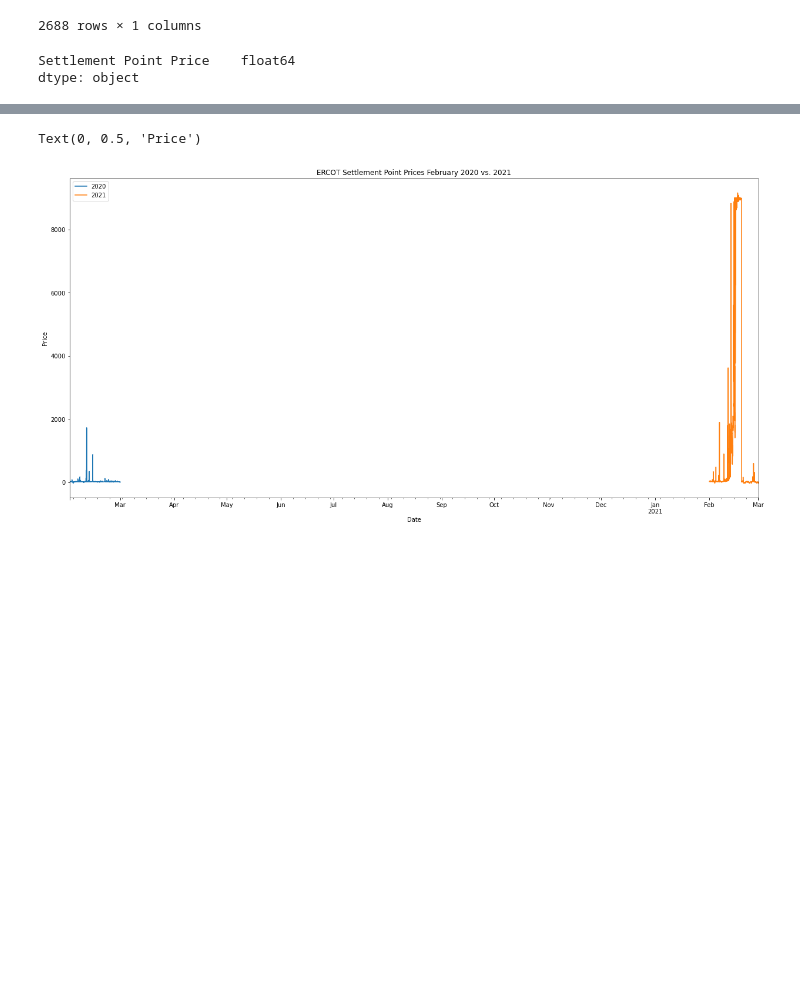
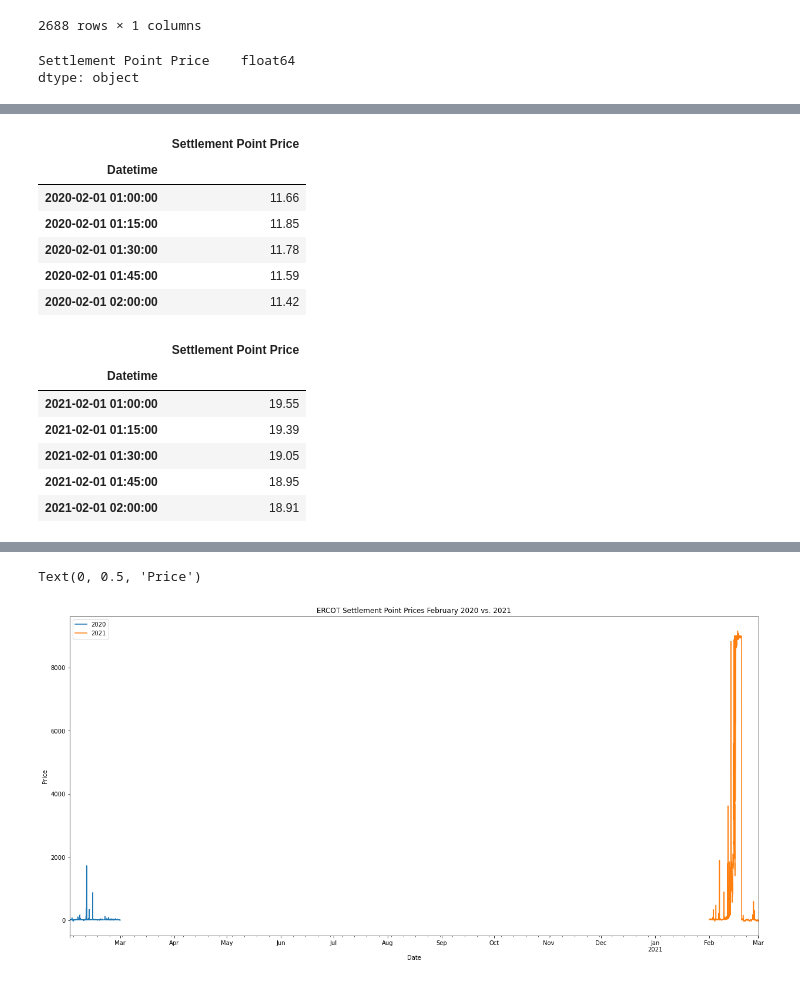
Before and after one commit to ccharafeddine/Degree_Day_Analysis, a Jupyter notebook: gwd-degree_day_analysis.ipynb, the cells around one changed output, grey strips where cells are left out. Saved outputs shown, nothing was run; the diff lists cells and outputs as text; code cells hidden in the pictures; blank space fills up the shorter version.

```diff
--- a/gwd-degree_day_analysis.ipynb
+++ b/gwd-degree_day_analysis.ipynb
@@ -110,4 +156,22 @@ ercot_2021.hvplot(
 )
 # %% [output]
 [interactive output not drawn]
+# %%
+display(ercot_2020.head())
+display(ercot_2021.head())
+# %% [output]
+|  | Settlement Point Price |
+| Datetime |  |
+| 2020-02-01 01:00:00 | 11.66 |
+| 2020-02-01 01:15:00 | 11.85 |
+| 2020-02-01 01:30:00 | 11.78 |
+| 2020-02-01 01:45:00 | 11.59 |
+| 2020-02-01 02:00:00 | 11.42 |
+|  | Settlement Point Price |
+| Datetime |  |
+| 2021-02-01 01:00:00 | 19.55 |
+| 2021-02-01 01:15:00 | 19.39 |
+| 2021-02-01 01:30:00 | 19.05 |
+| 2021-02-01 01:45:00 | 18.95 |
+| 2021-02-01 02:00:00 | 18.91 |
 # %%
```
Also changed, not shown: parts of 7 cells of this notebook, 2 other files.
